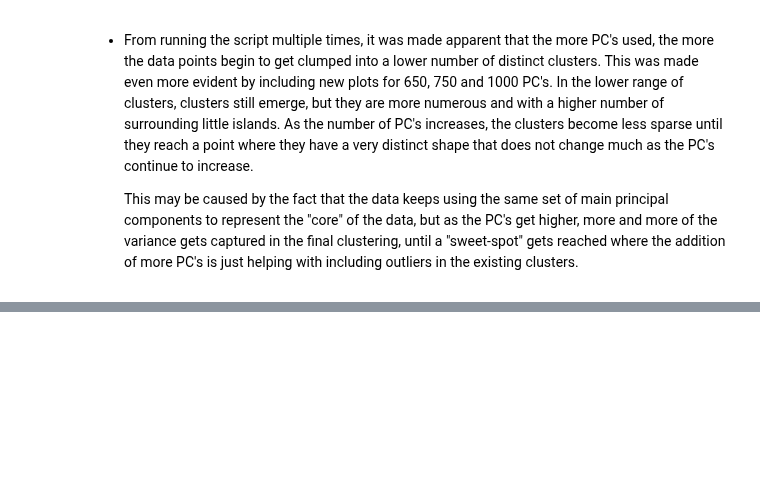
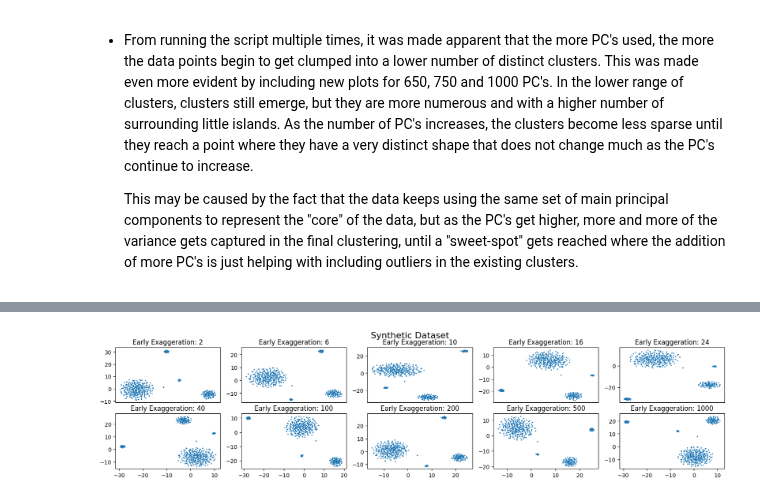
Before and after one commit to eddysanoli-galileo/Data-Analysis-Statistical-Modeling-and-Computation-in-Applications, a Jupyter notebook: Module 2 - Genomics and High Dimensional Data/Project/Problem3.ipynb, the cells around one changed output, grey strips where cells are left out. Drawn from its saved outputs; the diff is of its cells as text; code cells hidden in the pictures; blank space fills up the shorter version.

```diff
--- a/Module 2 - Genomics and High Dimensional Data/Project/Problem3.ipynb
+++ b/Module 2 - Genomics and High Dimensional Data/Project/Problem3.ipynb
@@ -90,0 +272,38 @@ plt.show()
+# %%
+# ============== SYNTHETIC DATASET ============= #
+
+# Create a figure with 2 rows and 5 columns
+fig, axes = plt.subplots(2, half_tests, figsize=(20, 4))
+
+# Perform a TSNE fit on the synthetic dataset for each of the perplexities
+for idx, exaggeration in enumerate(exaggerations):
+
+    # Perform a TSNE fit on the synthetic dataset
+    tsne_model = TSNE(
+        n_components=2,
+        early_exaggeration=exaggeration*2
+    )
+    tsne_fit = tsne_model.fit(pca_synthetic_fit.transform(synthetic_dataset))
+
+    # Remove the x-axis ticks for all but the bottom row of subplots
+    if idx < half_tests:
+        ax = axes[0, idx]
+        ax.set_xticks([])
+    else:
+        ax = axes[1, idx - half_tests]
+
+    # Plot the TSNE fit
+    ax.scatter(
+        tsne_fit.embedding_[:, 0],
+        tsne_fit.embedding_[:, 1],
+        s=1
+    )
+    ax.set_title(f"Early Exaggeration: {exaggerations[idx] * 2}")
+
+    # Add a super title to the figure
+    fig.suptitle("Synthetic Dataset", fontsize=16)
+
+# Show the plot
+plt.show()
+# %% [output]
+[figure, added]
```
Also changed, not shown: parts of 17 cells of this notebook, 6 other files.
